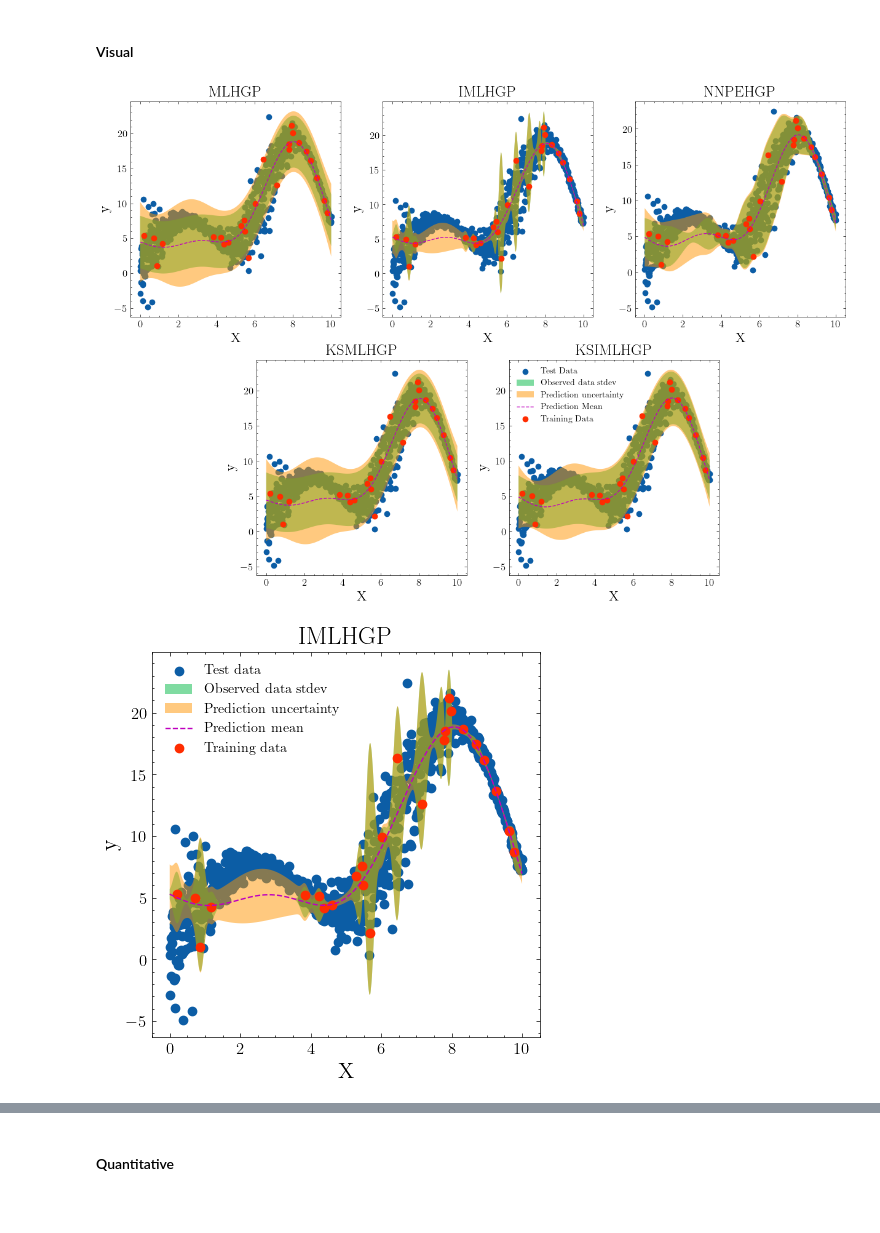
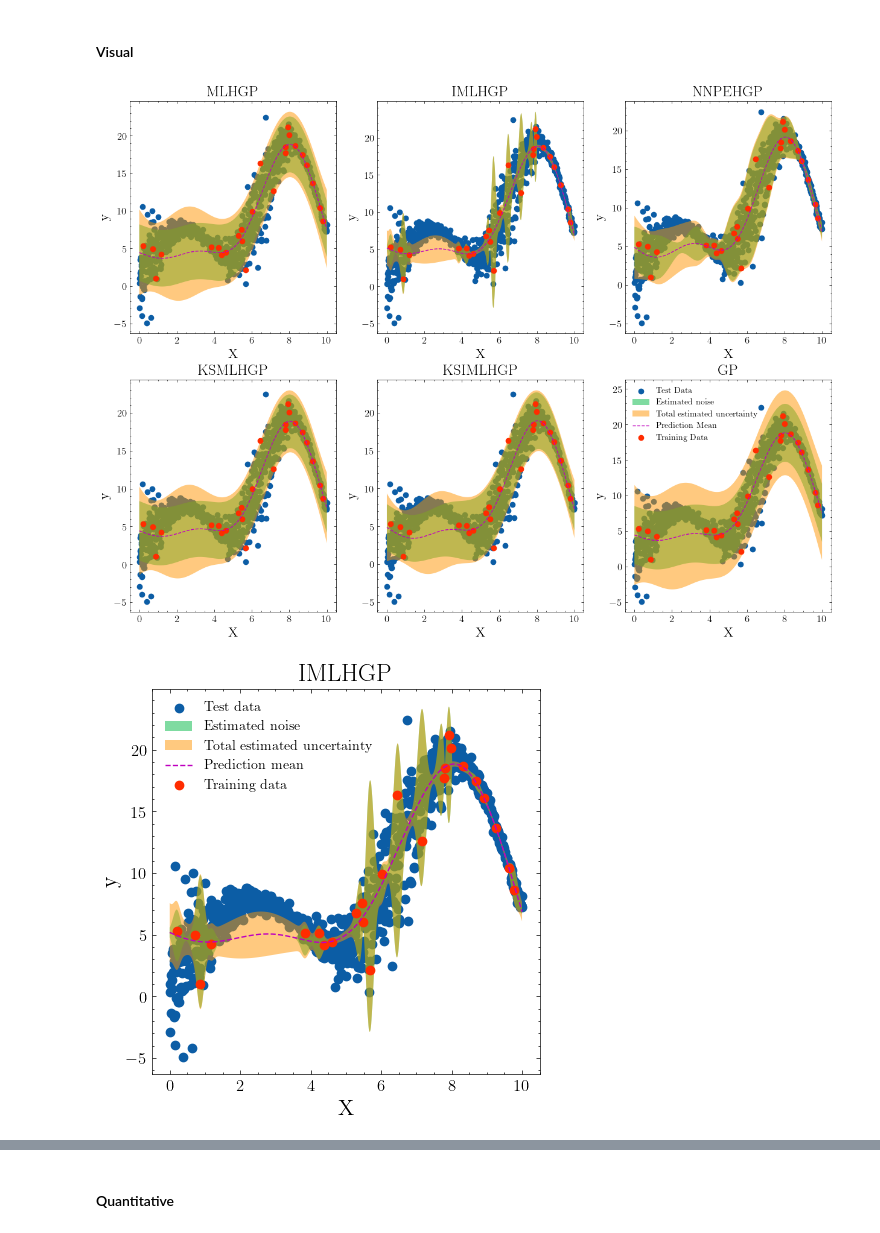
Before and after one commit to fazaghifari/hetgp-eval, a Jupyter notebook: case1_1D_25.ipynb, the cells around one changed output, grey strips where cells are left out. Saved outputs shown, nothing was run; the diff lists cells and outputs as text; code cells hidden in the pictures; blank space fills up the shorter version.

Commit message:
Fix bug in IML, KSIML, and NNPE for RAHBO

```diff
--- a/case1_1D_25.ipynb
+++ b/case1_1D_25.ipynb
@@ -140,7 +140,7 @@ X_test_norm =  X_test # normalizer.transform(X_test)
 # %%
 # define the model
 def hgp_constructor(X_train_norm, y_train, kernel, kernel_noise):
-    hgps = [MLHGP,IMLHGP,NNPEHGP,KSMLHGP,KSIMLHGP]
+    hgps = [MLHGP,IMLHGP,NNPEHGP,KSMLHGP,KSIMLHGP,HomGP]
     trained_hgps = []
     training_time = []
 
@@ -168,7 +168,7 @@ kernel_noise = ConstantKernel(1.0) * RBF(length_scale=1e-1, length_scale_bounds=
 hgp, training_time = hgp_constructor(X_train_norm, y_train, kernel, kernel_noise)
 # %%
 # make a prediction
-model_name = ["MLHGP", "IMLHGP", "NNPEHGP", "KSMLHGP", "KSIMLHGP"]
+model_name = ["MLHGP", "IMLHGP", "NNPEHGP", "KSMLHGP", "KSIMLHGP", "GP"]
 res_dict = {}
 inf_time = []
 for idx,hgp_model in enumerate(hgp):
@@ -185,16 +185,17 @@ for idx,hgp_model in enumerate(hgp):
 # %% [markdown]
 #### Visual
 # %%
-fig = plt.figure(figsize=(15,10))
-spec = mpl.gridspec.GridSpec(ncols=6, nrows=2, wspace=0.5) # 6 columns evenly divides both 2 & 3
+fig = plt.figure(figsize=(15,17))
+spec = mpl.gridspec.GridSpec(ncols=6, nrows=3, wspace=0.5) # 6 columns evenly divides both 2 & 3
 
 ax1 = fig.add_subplot(spec[0,0:2]) # row 0 with axes spanning 2 cols on evens
 ax2 = fig.add_subplot(spec[0,2:4])
 ax3 = fig.add_subplot(spec[0,4:])
-ax4 = fig.add_subplot(spec[1,1:3]) # row 0 with axes spanning 2 cols on odds
-ax5 = fig.add_subplot(spec[1,3:5])
+ax4 = fig.add_subplot(spec[1,0:2]) # row 0 with axes spanning 2 cols on odds
+ax5 = fig.add_subplot(spec[1,2:4])
+ax6 = fig.add_subplot(spec[1,4:])
 
-axs = [ax1,ax2,ax3,ax4,ax5]
+axs = [ax1,ax2,ax3,ax4,ax5,ax6]
 idx = 0
 for ax in axs:
     try:
@@ -206,36 +207,36 @@ for ax in axs:
         std_tot = np.sqrt(std_al**2 + std_ep**2)
 
         ax.scatter(X_test,y_test, label="Test Data")
         x = X_test.squeeze()
         ax.fill_between(
             X_test.ravel(),
             y_pred - 1.96 * (std_al),
             y_pred + 1.96 * (std_al),
             alpha=0.5,
-            label=r"Observed data stdev",
+            label=r"Estimated noise",
         )
         ax.fill_between(
             X_test.ravel(),
             y_pred - 1.96 * std_tot,
             y_pred + 1.96 * std_tot,
             alpha=0.5,
-            label=r"Prediction uncertainty",
+            label=r"Total estimated uncertainty",
         )
         ax.plot(X_test, y_pred, "--m", label="Prediction Mean")
         ax.scatter(X_train, y_train, label="Training Data")
         ax.set_title(name)
         ax.set_xlabel("X")
         ax.set_ylabel("y")
         # ax.legend()
         idx += 1
     except:
         pass
 
 plt.legend()
 plt.savefig("img/case1_1d/one_realization.pdf", dpi=300, format="pdf")
 plt.show()
 # %% [output]
-[figure, old version]
+[figure, new version]
 # %%
 fig, ax = plt.subplots(nrows=1, ncols=1, figsize=(5,5))
 name = "IMLHGP"
@@ -251,14 +252,14 @@ ax.fill_between(
     y_pred - 1.96 * (std_al),
     y_pred + 1.96 * (std_al),
     alpha=0.5,
-    label=r"Observed data stdev",
+    label=r"Estimated noise",
 )
 ax.fill_between(
     X_test.ravel(),
     y_pred - 1.96 * std_tot,
     y_pred + 1.96 * std_tot,
     alpha=0.5,
-    label=r"Prediction uncertainty",
+    label=r"Total estimated uncertainty",
 )
 ax.plot(X_test, y_pred, "--m", label="Prediction mean")
 ax.scatter(X_train, y_train, label="Training data")
@@ -269,7 +270,7 @@ ax.legend()
 plt.savefig("img/case1_1d/imlhgp.pdf", dpi=300, format="pdf")
 plt.show()
 # %% [output]
-[figure, old version]
+[figure, new version]
 # %%
 sorted = np.linspace(0,10,100).reshape(-1,1)
 fig, ax = plt.subplots(nrows=1, ncols=1, figsize=(5,5))
```
Also changed, not shown: parts of 17 cells of this notebook, 9 other files.
